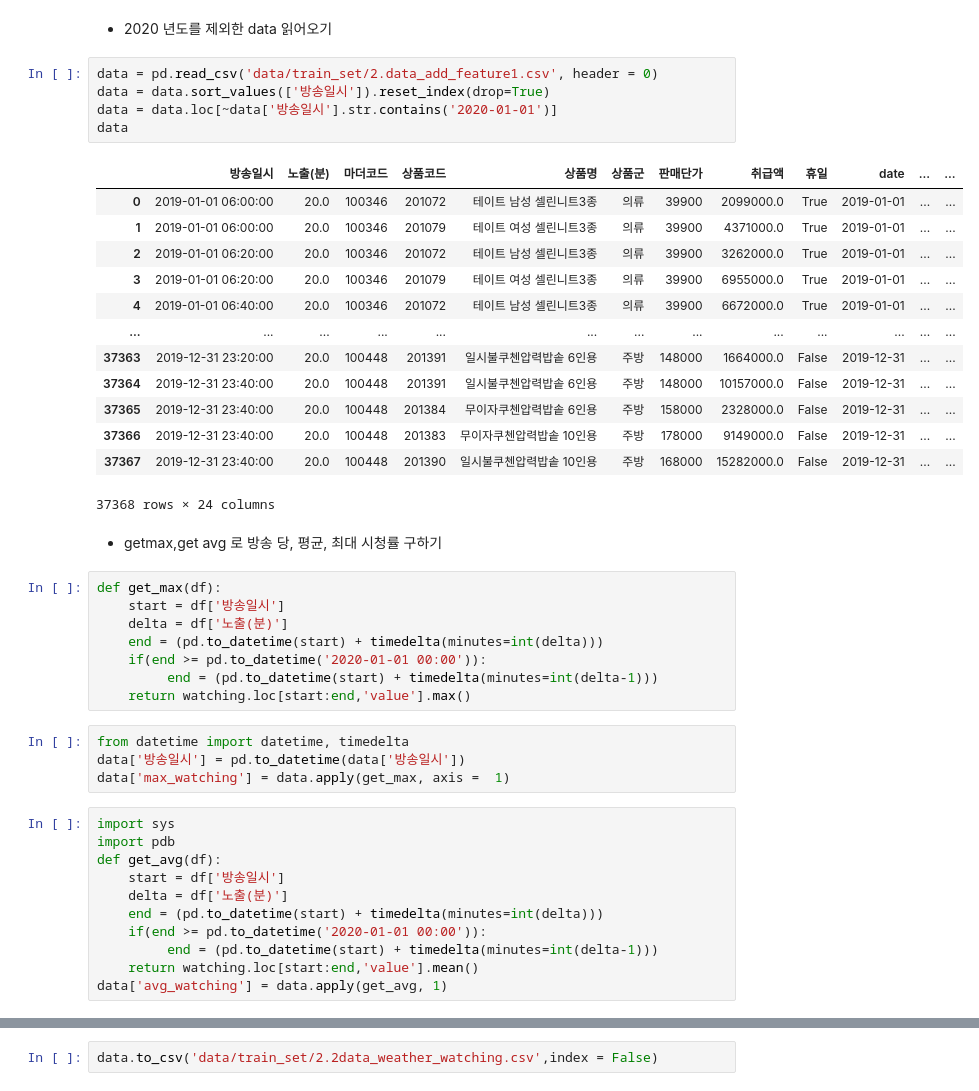
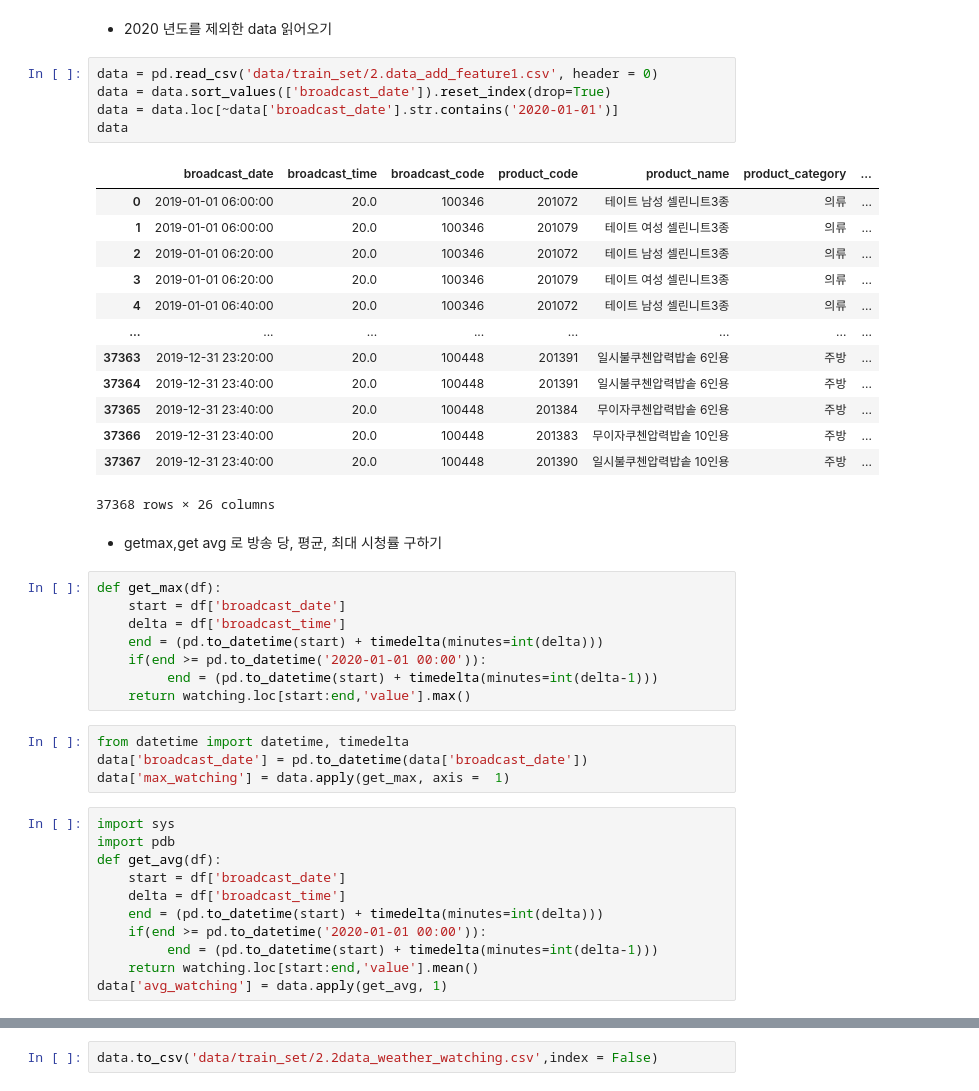
Before and after one commit to dlwlgus53/Tcommerce, a Jupyter notebook: 2.2 watching.ipynb, the cells around one changed output, grey strips where cells are left out. Cells and saved outputs as stored; diff of their text form.

```diff
--- a/2.2 watching.ipynb
+++ b/2.2 watching.ipynb
@@ -73,43 +73,43 @@ watching.to_csv('data/train_set/watching_pivot.csv',index = False)
 - 2020 년도를 제외한 data 읽어오기
 # %%
 data = pd.read_csv('data/train_set/2.data_add_feature1.csv', header = 0)
-data = data.sort_values(['방송일시']).reset_index(drop=True)
-data = data.loc[~data['방송일시'].str.contains('2020-01-01')]
+data = data.sort_values(['broadcast_date']).reset_index(drop=True)
+data = data.loc[~data['broadcast_date'].str.contains('2020-01-01')]
 data
 # %% [output]
-|  | 방송일시 | 노출(분) | 마더코드 | 상품코드 | 상품명 | 상품군 | 판매단가 | 취급액 | 휴일 | date | ... | ... |
-| 0 | 2019-01-01 06:00:00 | 20.0 | 100346 | 201072 | 테이트 남성 셀린니트3종 | 의류 | 39900 | 2099000.0 | True | 2019-01-01 | ... | ... |
-| 1 | 2019-01-01 06:00:00 | 20.0 | 100346 | 201079 | 테이트 여성 셀린니트3종 | 의류 | 39900 | 4371000.0 | True | 2019-01-01 | ... | ... |
-| 2 | 2019-01-01 06:20:00 | 20.0 | 100346 | 201072 | 테이트 남성 셀린니트3종 | 의류 | 39900 | 3262000.0 | True | 2019-01-01 | ... | ... |
-| 3 | 2019-01-01 06:20:00 | 20.0 | 100346 | 201079 | 테이트 여성 셀린니트3종 | 의류 | 39900 | 6955000.0 | True | 2019-01-01 | ... | ... |
-| 4 | 2019-01-01 06:40:00 | 20.0 | 100346 | 201072 | 테이트 남성 셀린니트3종 | 의류 | 39900 | 6672000.0 | True | 2019-01-01 | ... | ... |
-| ... | ... | ... | ... | ... | ... | ... | ... | ... | ... | ... | ... | ... |
-| 37363 | 2019-12-31 23:20:00 | 20.0 | 100448 | 201391 | 일시불쿠첸압력밥솥 6인용 | 주방 | 148000 | 1664000.0 | False | 2019-12-31 | ... | ... |
-| 37364 | 2019-12-31 23:40:00 | 20.0 | 100448 | 201391 | 일시불쿠첸압력밥솥 6인용 | 주방 | 148000 | 10157000.0 | False | 2019-12-31 | ... | ... |
-| 37365 | 2019-12-31 23:40:00 | 20.0 | 100448 | 201384 | 무이자쿠첸압력밥솥 6인용 | 주방 | 158000 | 2328000.0 | False | 2019-12-31 | ... | ... |
-| 37366 | 2019-12-31 23:40:00 | 20.0 | 100448 | 201383 | 무이자쿠첸압력밥솥 10인용 | 주방 | 178000 | 9149000.0 | False | 2019-12-31 | ... | ... |
-| 37367 | 2019-12-31 23:40:00 | 20.0 | 100448 | 201390 | 일시불쿠첸압력밥솥 10인용 | 주방 | 168000 | 15282000.0 | False | 2019-12-31 | ... | ... |
+|  | broadcast_date | broadcast_time | broadcast_code | product_code | product_name | product_category | ... |
+| 0 | 2019-01-01 06:00:00 | 20.0 | 100346 | 201072 | 테이트 남성 셀린니트3종 | 의류 | ... |
+| 1 | 2019-01-01 06:00:00 | 20.0 | 100346 | 201079 | 테이트 여성 셀린니트3종 | 의류 | ... |
+| 2 | 2019-01-01 06:20:00 | 20.0 | 100346 | 201072 | 테이트 남성 셀린니트3종 | 의류 | ... |
+| 3 | 2019-01-01 06:20:00 | 20.0 | 100346 | 201079 | 테이트 여성 셀린니트3종 | 의류 | ... |
+| 4 | 2019-01-01 06:40:00 | 20.0 | 100346 | 201072 | 테이트 남성 셀린니트3종 | 의류 | ... |
+| ... | ... | ... | ... | ... | ... | ... | ... |
+| 37363 | 2019-12-31 23:20:00 | 20.0 | 100448 | 201391 | 일시불쿠첸압력밥솥 6인용 | 주방 | ... |
+| 37364 | 2019-12-31 23:40:00 | 20.0 | 100448 | 201391 | 일시불쿠첸압력밥솥 6인용 | 주방 | ... |
+| 37365 | 2019-12-31 23:40:00 | 20.0 | 100448 | 201384 | 무이자쿠첸압력밥솥 6인용 | 주방 | ... |
+| 37366 | 2019-12-31 23:40:00 | 20.0 | 100448 | 201383 | 무이자쿠첸압력밥솥 10인용 | 주방 | ... |
+| 37367 | 2019-12-31 23:40:00 | 20.0 | 100448 | 201390 | 일시불쿠첸압력밥솥 10인용 | 주방 | ... |
-37368 rows × 24 columns
+37368 rows × 26 columns
 # %% [markdown]
 - getmax,get avg 로 방송 당, 평균, 최대 시청률 구하기
 # %%
 def get_max(df):
-    start = df['방송일시']
-    delta = df['노출(분)']
+    start = df['broadcast_date']
+    delta = df['broadcast_time']
     end = (pd.to_datetime(start) + timedelta(minutes=int(delta)))
     if(end >= pd.to_datetime('2020-01-01 00:00')):
          end = (pd.to_datetime(start) + timedelta(minutes=int(delta-1)))
     return watching.loc[start:end,'value'].max()
 # %%
 from datetime import datetime, timedelta
-data['방송일시'] = pd.to_datetime(data['방송일시'])
+data['broadcast_date'] = pd.to_datetime(data['broadcast_date'])
 data['max_watching'] = data.apply(get_max, axis =  1)
 # %%
 import sys
 import pdb
 def get_avg(df):
-    start = df['방송일시']
-    delta = df['노출(분)']
+    start = df['broadcast_date']
+    delta = df['broadcast_time']
     end = (pd.to_datetime(start) + timedelta(minutes=int(delta)))
     if(end >= pd.to_datetime('2020-01-01 00:00')):
          end = (pd.to_datetime(start) + timedelta(minutes=int(delta-1)))
```
Also changed, not shown: parts of 9 cells of this notebook, 12 other files.
